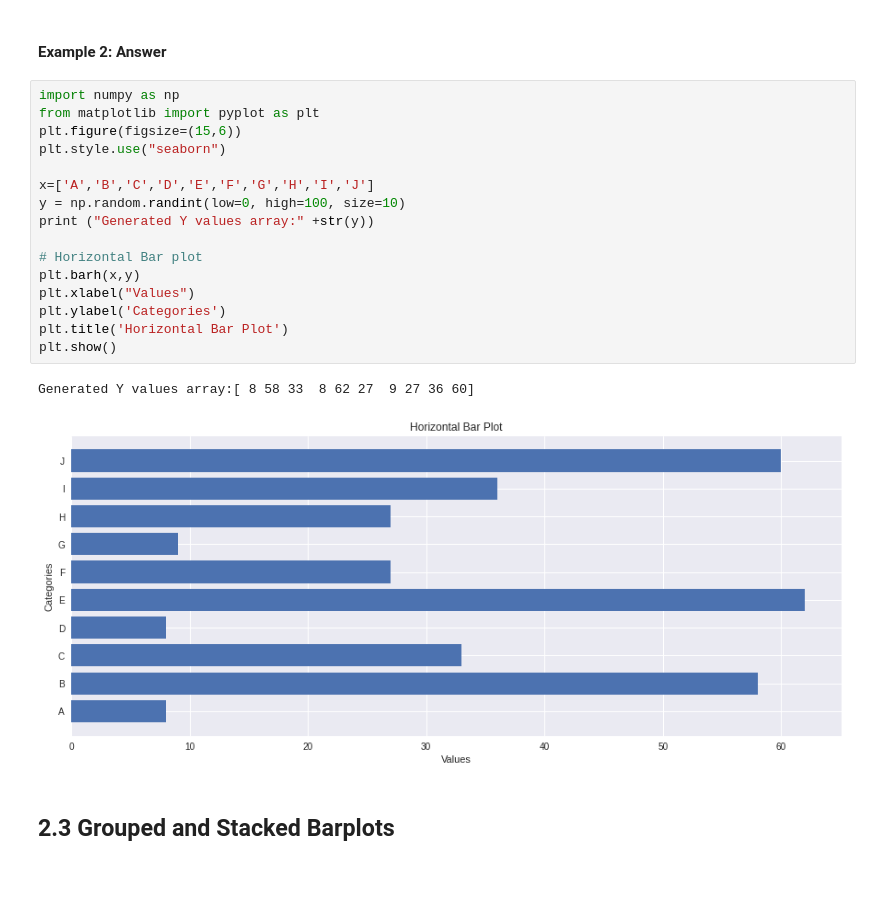
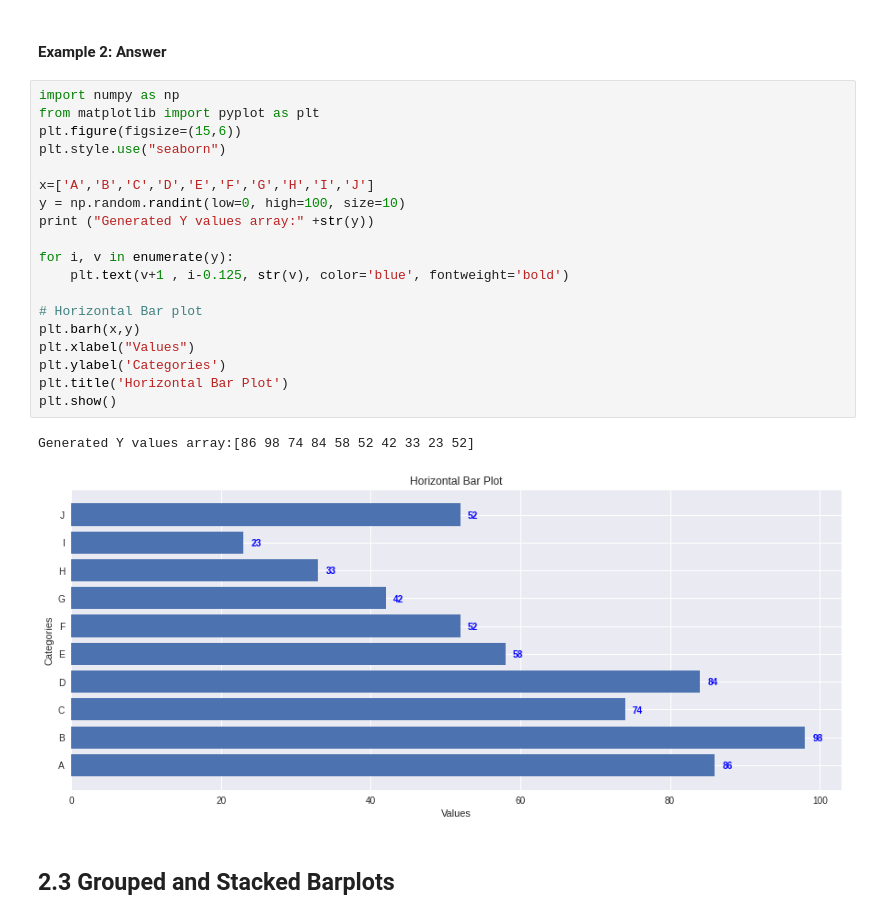
Before and after one commit to GPrathap/pythonII, a Jupyter notebook: matplotlib/matplot-new.ipynb, the cells around one changed output. Cells and saved outputs as stored; diff of their text form; blank space fills up the shorter version.

```diff
--- a/matplotlib/matplot-new.ipynb
+++ b/matplotlib/matplot-new.ipynb
@@ -327,22 +332,25 @@ Generated Y values array:[52 70 20 38 89 73 59 75 27 56]
 # %%
 import numpy as np
 from matplotlib import pyplot as plt
 plt.figure(figsize=(15,6))
 plt.style.use("seaborn")
 
 x=['A','B','C','D','E','F','G','H','I','J']
 y = np.random.randint(low=0, high=100, size=10)
 print ("Generated Y values array:" +str(y))
 
+for i, v in enumerate(y):
+    plt.text(v+1 , i-0.125, str(v), color='blue', fontweight='bold')
+
 # Horizontal Bar plot
 plt.barh(x,y)
 plt.xlabel("Values")
 plt.ylabel('Categories')
 plt.title('Horizontal Bar Plot')
 plt.show()
 # %% [output]
-Generated Y values array:[ 8 58 33  8 62 27  9 27 36 60]
+Generated Y values array:[86 98 74 84 58 52 42 33 23 52]
-[figure, old version]
+[figure, new version]
 # %% [markdown]
 ## **2.3 Grouped and Stacked Barplots**
 # %% [markdown]
```
Also changed, not shown: parts of 13 cells of this notebook.
